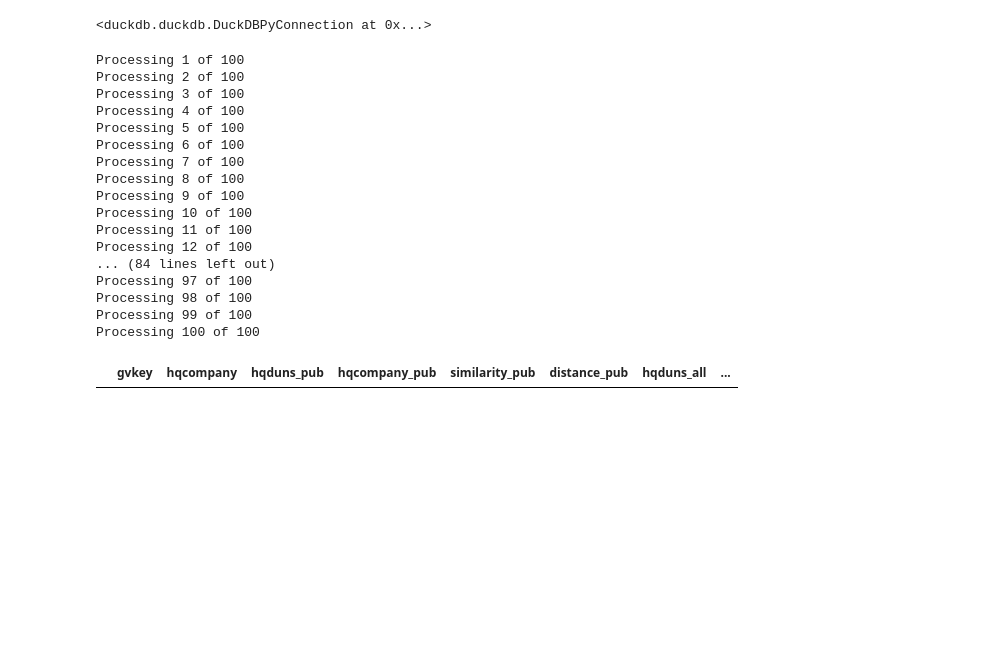
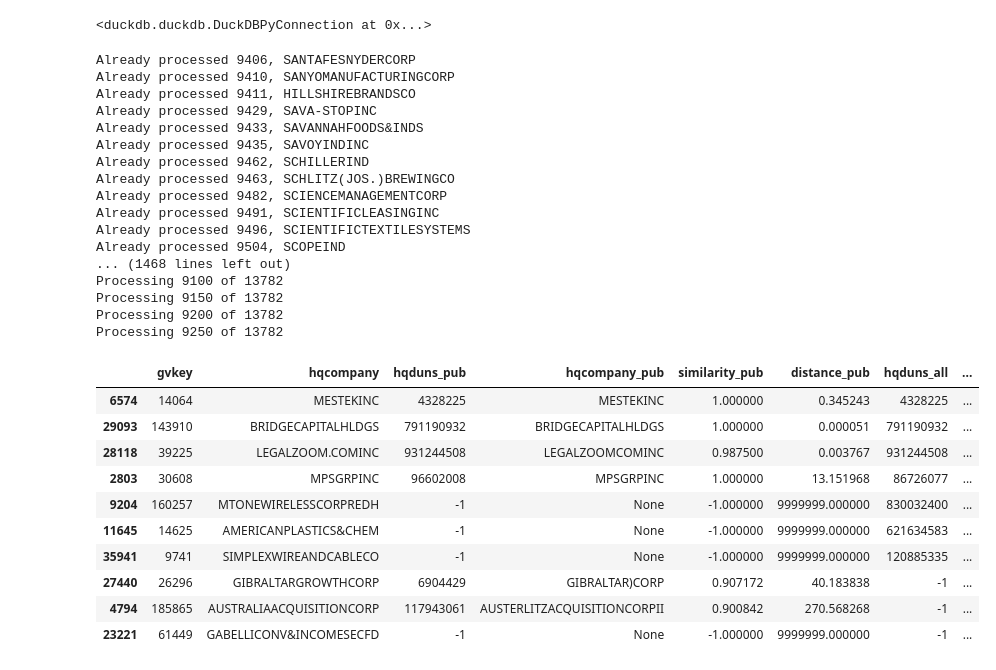
Before and after one commit to MarisLeander/name_matching, a Jupyter notebook: name_matching.ipynb, the cells around one changed output. Saved outputs shown, nothing was run; the diff lists cells and outputs as text; code cells hidden in the pictures; blank space fills up the shorter version.

```diff
--- a/name_matching.ipynb
+++ b/name_matching.ipynb
@@ -210,29 +212,44 @@ def matching(compustat_df):
         except KeyError:
              con.execute(prepared_statement_add_match, [gvkey, gvkey, pub_match['hqduns'].item(), pub_match['hqduns'].item(), pub_match['similarity_score'].item(), pub_match['distance'].item(), name_all_match['hqduns'].item(), name_all_match['hqduns'].item(), name_all_match['similarity_score'].item(), -1])
 # %%
-matching(compustat_df.sample(100))
+matching(compustat_df[26000:])
+# Call matching with certain gvkey
+# matching(compustat_df[compustat_df['gvkey'] == 11058])
+# city_comp = compustat_df[compustat_df['gvkey'] == 11058]['city'].iloc[0]
+# city_nets = con.execute('SELECT * FROM nets_all WHERE hqduns = 39584008').fetchdf()['hqcity'].iloc[0]
+# print(len(city_comp), len(city_nets))
 # %% [output]
-Processing 1 of 100
-Processing 2 of 100
-Processing 3 of 100
-Processing 4 of 100
-Processing 5 of 100
-Processing 6 of 100
-Processing 7 of 100
-Processing 8 of 100
-Processing 9 of 100
-Processing 10 of 100
-Processing 11 of 100
-Processing 12 of 100
-... (84 lines left out)
-Processing 97 of 100
-Processing 98 of 100
-Processing 99 of 100
-Processing 100 of 100
+Already processed 9406, SANTAFESNYDERCORP
+Already processed 9410, SANYOMANUFACTURINGCORP
+Already processed 9411, HILLSHIREBRANDSCO
+Already processed 9429, SAVA-STOPINC
+Already processed 9433, SAVANNAHFOODS&INDS
+Already processed 9435, SAVOYINDINC
+Already processed 9462, SCHILLERIND
+Already processed 9463, SCHLITZ(JOS.)BREWINGCO
+Already processed 9482, SCIENCEMANAGEMENTCORP
+Already processed 9491, SCIENTIFICLEASINGINC
+Already processed 9496, SCIENTIFICTEXTILESYSTEMS
+Already processed 9504, SCOPEIND
+... (1468 lines left out)
+Processing 9100 of 13782
+Processing 9150 of 13782
+Processing 9200 of 13782
+Processing 9250 of 13782
 # %%
-con.sql('SELECT * FROM matched WHERE similarity_all > 0').fetchdf()
+con.sql('SELECT * FROM matched').fetchdf().sample(10).sort_values(by='similarity_all', ascending=False)
 # %% [output]
 |  | gvkey | hqcompany | hqduns_pub | hqcompany_pub | similarity_pub | distance_pub | hqduns_all | ... |
+| 6574 | 14064 | MESTEKINC | 4328225 | MESTEKINC | 1.000000 | 0.345243 | 4328225 | ... |
+| 29093 | 143910 | BRIDGECAPITALHLDGS | 791190932 | BRIDGECAPITALHLDGS | 1.000000 | 0.000051 | 791190932 | ... |
+| 28118 | 39225 | LEGALZOOM.COMINC | 931244508 | LEGALZOOMCOMINC | 0.987500 | 0.003767 | 931244508 | ... |
+| 2803 | 30608 | MPSGRPINC | 96602008 | MPSGRPINC | 1.000000 | 13.151968 | 86726077 | ... |
+| 9204 | 160257 | MTONEWIRELESSCORPREDH | -1 | None | -1.000000 | 9999999.000000 | 830032400 | ... |
+| 11645 | 14625 | AMERICANPLASTICS&CHEM | -1 | None | -1.000000 | 9999999.000000 | 621634583 | ... |
+| 35941 | 9741 | SIMPLEXWIREANDCABLECO | -1 | None | -1.000000 | 9999999.000000 | 120885335 | ... |
+| 27440 | 26296 | GIBRALTARGROWTHCORP | 6904429 | GIBRALTAR)CORP | 0.907172 | 40.183838 | -1 | ... |
+| 4794 | 185865 | AUSTRALIAACQUISITIONCORP | 117943061 | AUSTERLITZACQUISITIONCORPII | 0.900842 | 270.568268 | -1 | ... |
+| 23221 | 61449 | GABELLICONV&INCOMESECFD | -1 | None | -1.000000 | 9999999.000000 | -1 | ... |
 # %%
 matched = con.sql('SELECT COUNT(*) FROM matched WHERE similarity_pub >= 0.94').fetchdf()
 matched_size = con.sql('SELECT COUNT(*) FROM matched').fetchdf()['count_star()'].iloc[0]
```
Also changed, not shown: parts of 8 cells of this notebook, 3 other files.
